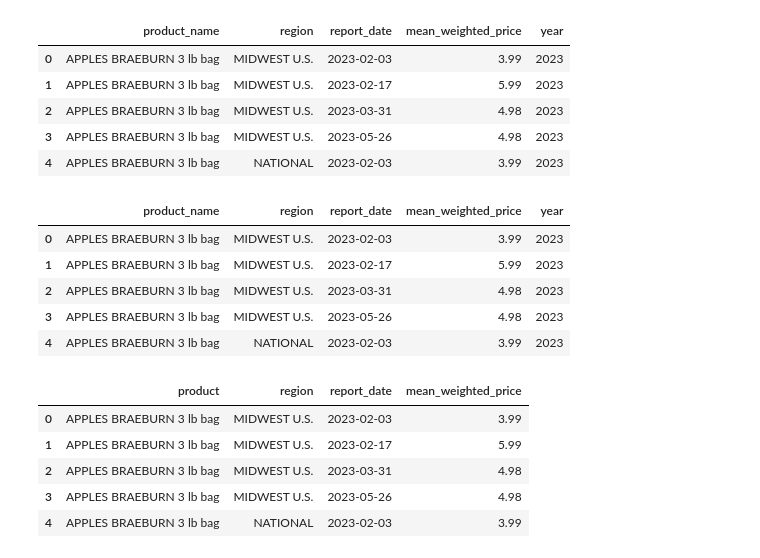
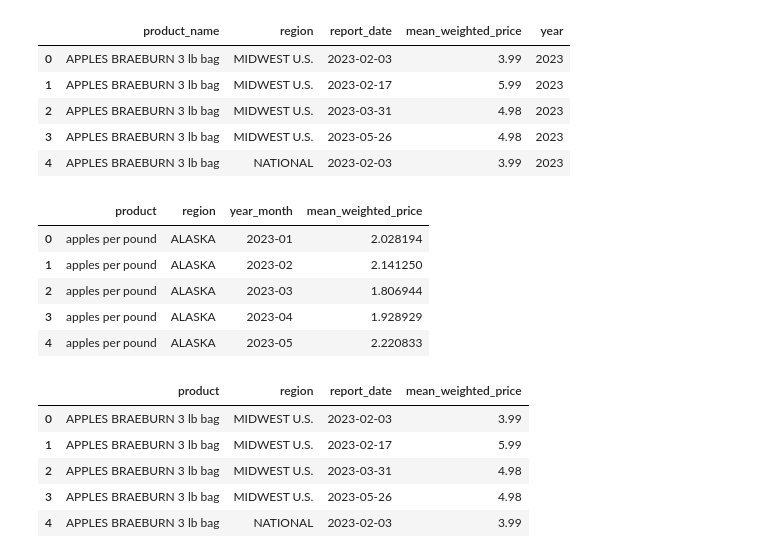
Before and after one commit to bradleytkay/Q1-2025-data-analysis-project-challenge, a Jupyter notebook: Q1-2025-step-2b-cleaning-pt-3.ipynb, the cells around one changed output. Saved outputs shown, nothing was run; the diff lists cells and outputs as text; code cells hidden in the pictures.

```diff
--- a/Q1-2025-step-2b-cleaning-pt-3.ipynb
+++ b/Q1-2025-step-2b-cleaning-pt-3.ipynb
@@ -218,21 +218,21 @@ usda_df.head()
 # %%
 # Let's take 'apples' as the first test case, here.
 # What results can I find for 'apples' in this dataset?
 
-apples_matches = usda_df[usda_df['product_name'].str.contains('apples', case=False, na=False)]
+apples_matches = usda_df[usda_df['product'].str.contains('apples', case=False, na=False)]
 
 apples_matches.head(5)
 
 # So... a product like 'apples' returned over 3000 rows of data.  This isn't going to be useful,
 # particularly given how many *different* ways apples are listed (variety, packaging, etc.).  I
 # need to get this down to ONE row of data per product (i.e. 'apple'), per region, per report date.
 # %% [output]
-|  | product_name | region | report_date | mean_weighted_price | year |
-| 0 | APPLES BRAEBURN 3 lb bag | MIDWEST U.S. | 2023-02-03 | 3.99 | 2023 |
-| 1 | APPLES BRAEBURN 3 lb bag | MIDWEST U.S. | 2023-02-17 | 5.99 | 2023 |
-| 2 | APPLES BRAEBURN 3 lb bag | MIDWEST U.S. | 2023-03-31 | 4.98 | 2023 |
-| 3 | APPLES BRAEBURN 3 lb bag | MIDWEST U.S. | 2023-05-26 | 4.98 | 2023 |
-| 4 | APPLES BRAEBURN 3 lb bag | NATIONAL | 2023-02-03 | 3.99 | 2023 |
+|  | product | region | year_month | mean_weighted_price |
+| 0 | apples per pound | ALASKA | 2023-01 | 2.028194 |
+| 1 | apples per pound | ALASKA | 2023-02 | 2.141250 |
+| 2 | apples per pound | ALASKA | 2023-03 | 1.806944 |
+| 3 | apples per pound | ALASKA | 2023-04 | 1.928929 |
+| 4 | apples per pound | ALASKA | 2023-05 | 2.220833 |
 # %%
 # First, let's get the year column out of there (they're all 2023) and rename product_name
 # to match the BLS CPI dataset.
```
Also changed, not shown: parts of 16 cells of this notebook.
